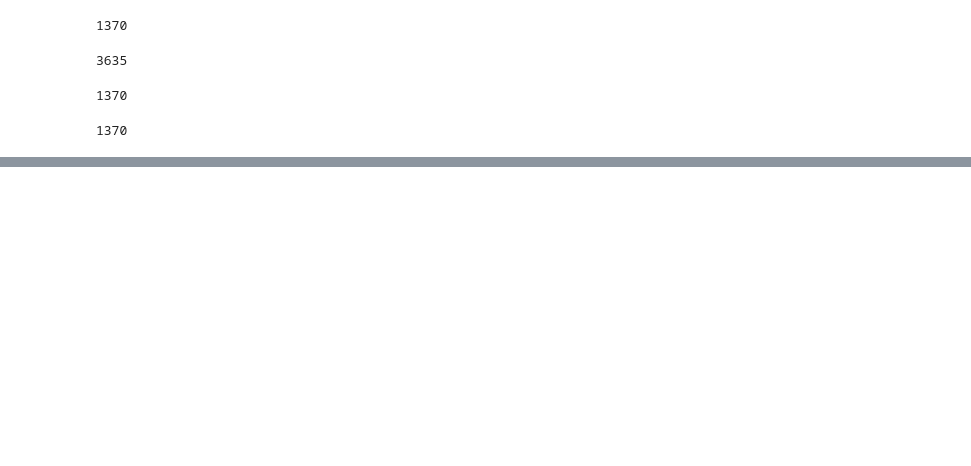
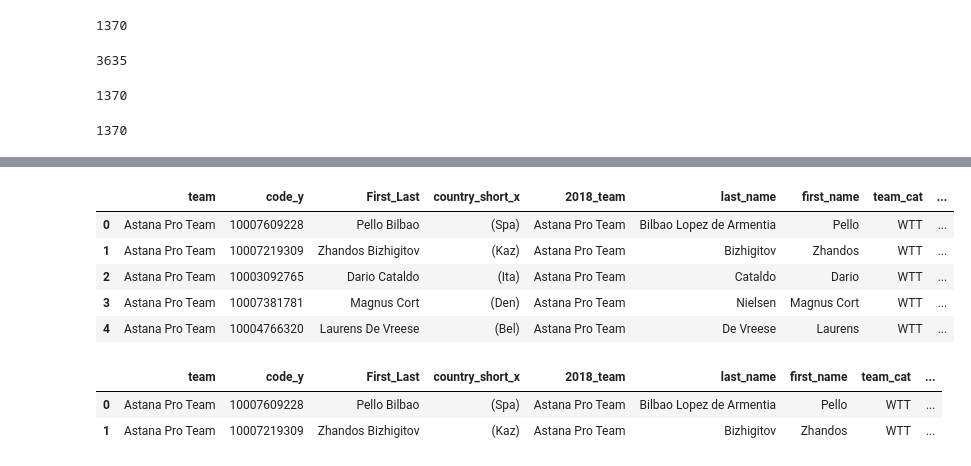
Before and after one commit to lweislo/cycling-project, a Jupyter notebook: season_macros/New Season Macro.ipynb, the cells around one changed output, grey strips where cells are left out. Saved outputs shown, nothing was run; the diff lists cells and outputs as text; code cells hidden in the pictures; blank space fills up the shorter version.

```diff
--- a/season_macros/New Season Macro.ipynb
+++ b/season_macros/New Season Macro.ipynb
@@ -63,2 +101,21 @@ noname
 # %%
-df3['full_name'] = df3['first_name'] + ' ' + df3['last_name']
+df3['fullname'] = df3['first_name'] + str(' ') + df3['last_name']
+df3['First_Last'] = df3['First_Last'].fillna(df3['fullname'] )
+# %%
+df3['cn_name'] = df3['First_Last'] + str(' ') + df3['country_short_y'] + str(' ') + df3['team']
+df3.head()
+# %% [output]
+|  | team | code_y | First_Last | country_short_x | 2018_team | last_name | first_name | team_cat | ... |
+| 0 | Astana Pro Team | 10007609228 | Pello Bilbao | (Spa) | Astana Pro Team | Bilbao Lopez de Armentia | Pello | WTT | ... |
+| 1 | Astana Pro Team | 10007219309 | Zhandos Bizhigitov | (Kaz) | Astana Pro Team | Bizhigitov | Zhandos | WTT | ... |
+| 2 | Astana Pro Team | 10003092765 | Dario Cataldo | (Ita) | Astana Pro Team | Cataldo | Dario | WTT | ... |
+| 3 | Astana Pro Team | 10007381781 | Magnus Cort | (Den) | Astana Pro Team | Nielsen | Magnus Cort | WTT | ... |
+| 4 | Astana Pro Team | 10004766320 | Laurens De Vreese | (Bel) | Astana Pro Team | De Vreese | Laurens | WTT | ... |
+# %%
+df3['len_last'] = (df3['last_name'].str.split(' '))
+df3['lnwild'] = ''
+df3.head(2)
+# %% [output]
+|  | team | code_y | First_Last | country_short_x | 2018_team | last_name | first_name | team_cat | ... |
+| 0 | Astana Pro Team | 10007609228 | Pello Bilbao | (Spa) | Astana Pro Team | Bilbao Lopez de Armentia | Pello | WTT | ... |
+| 1 | Astana Pro Team | 10007219309 | Zhandos Bizhigitov | (Kaz) | Astana Pro Team | Bizhigitov | Zhandos | WTT | ... |
```
Also changed, not shown: parts of 34 cells of this notebook, 6 other files.
